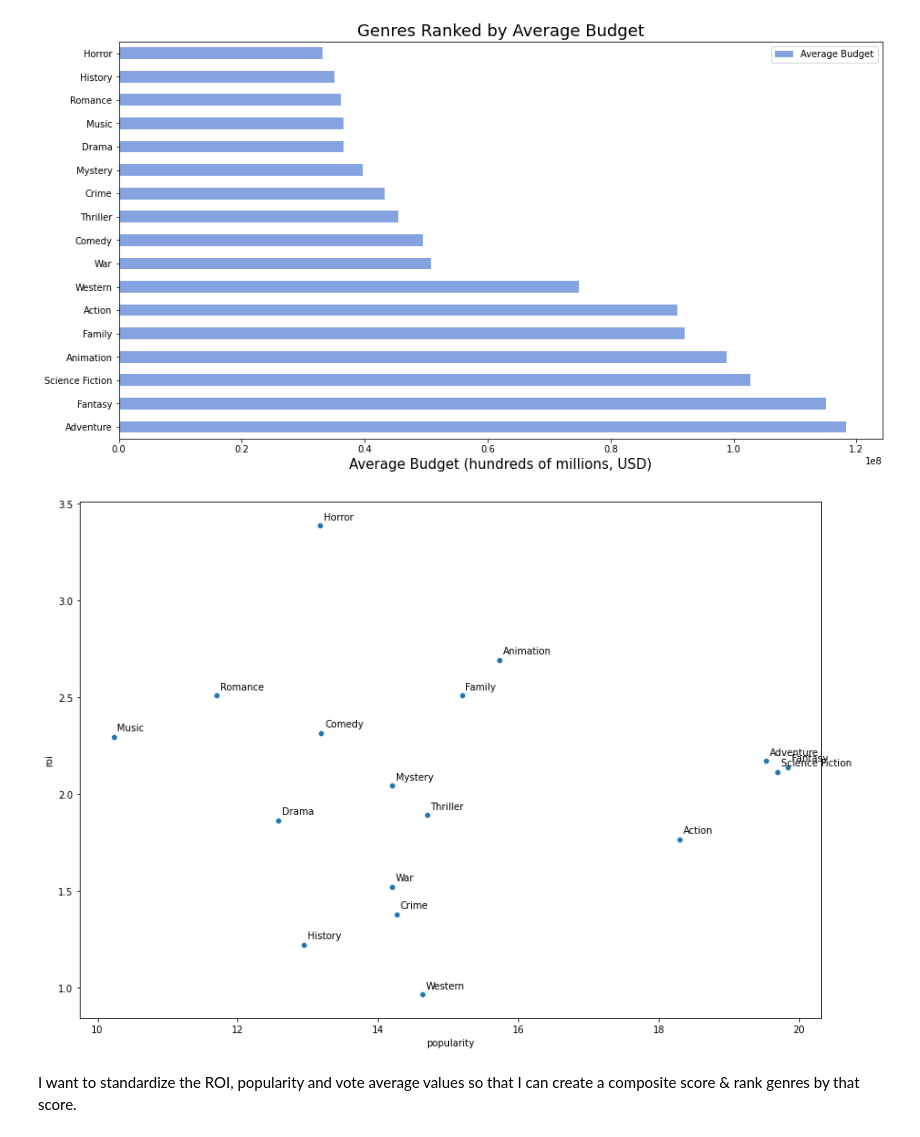
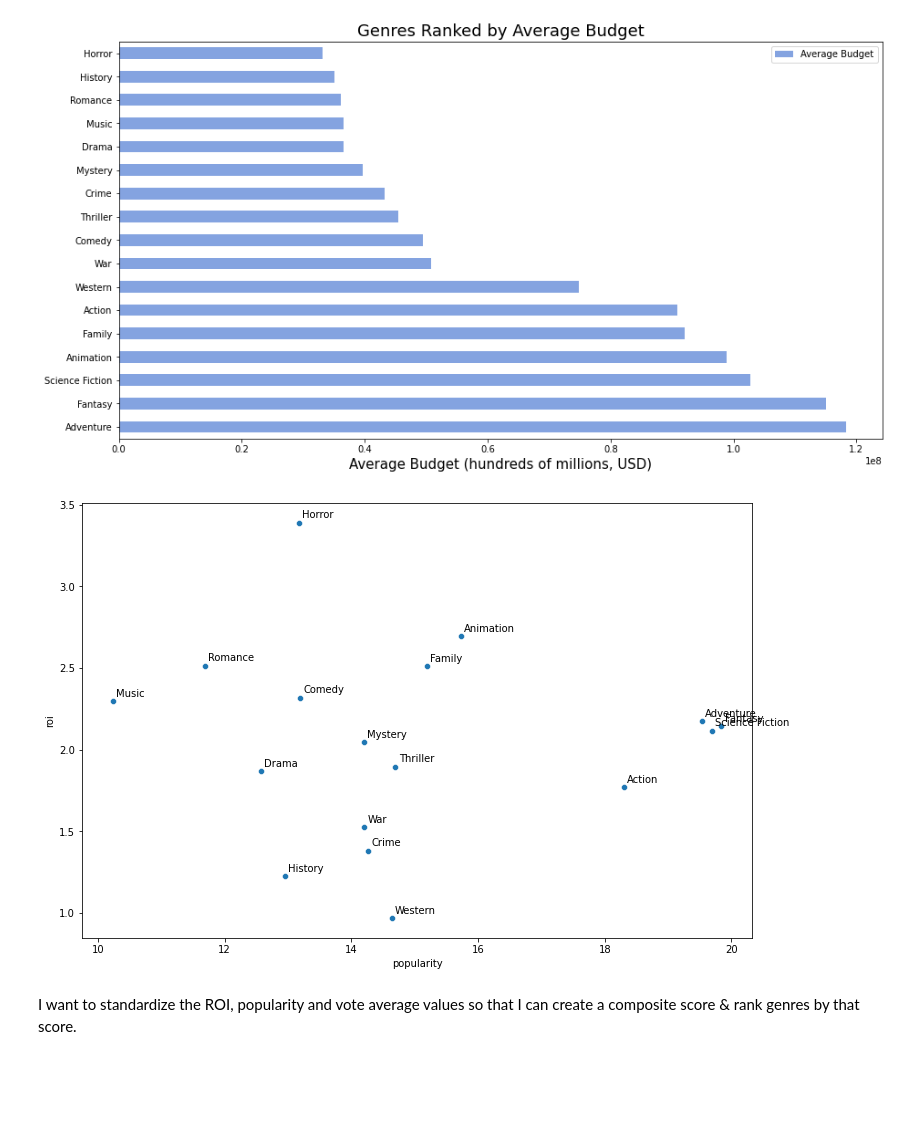
Before and after one commit to ntdoris/movie-revenue-analysis, a Jupyter notebook: natalya_doris_project1.ipynb, the cells around one changed output. Saved outputs shown, nothing was run; the diff lists cells and outputs as text; code cells hidden in the pictures; blank space fills up the shorter version.

```diff
--- a/natalya_doris_project1.ipynb
+++ b/natalya_doris_project1.ipynb
@@ -953,19 +945,18 @@ plt.legend(labels=['Average Budget'])
 # %%
 # Define variables for chart
 gen = genres['genre']
 popularity = genres['popularity']
 vote_avg = genres['vote_avg']
 roi = genres['roi']
 
-plt.figure(figsize=(14,10))
+plt.figure(figsize=(12,8))
 plot = sns.scatterplot(x = 'popularity', y = 'roi', data=genres)
 
 # Annotate label points
 for i, g in enumerate(gen):
     plt.annotate(g, (popularity[i]+0.05, roi[i]+0.03))
-# popularity vs roi, labeled by genre, color for budget category
 # %% [output]
-[figure, old version]
+[figure, new version]
 # %% [markdown]
 I want to standardize the ROI, popularity and vote average values so that I can create a composite score & rank genres by that score.
 # %%
```
Also changed, not shown: parts of 17 cells of this notebook.
